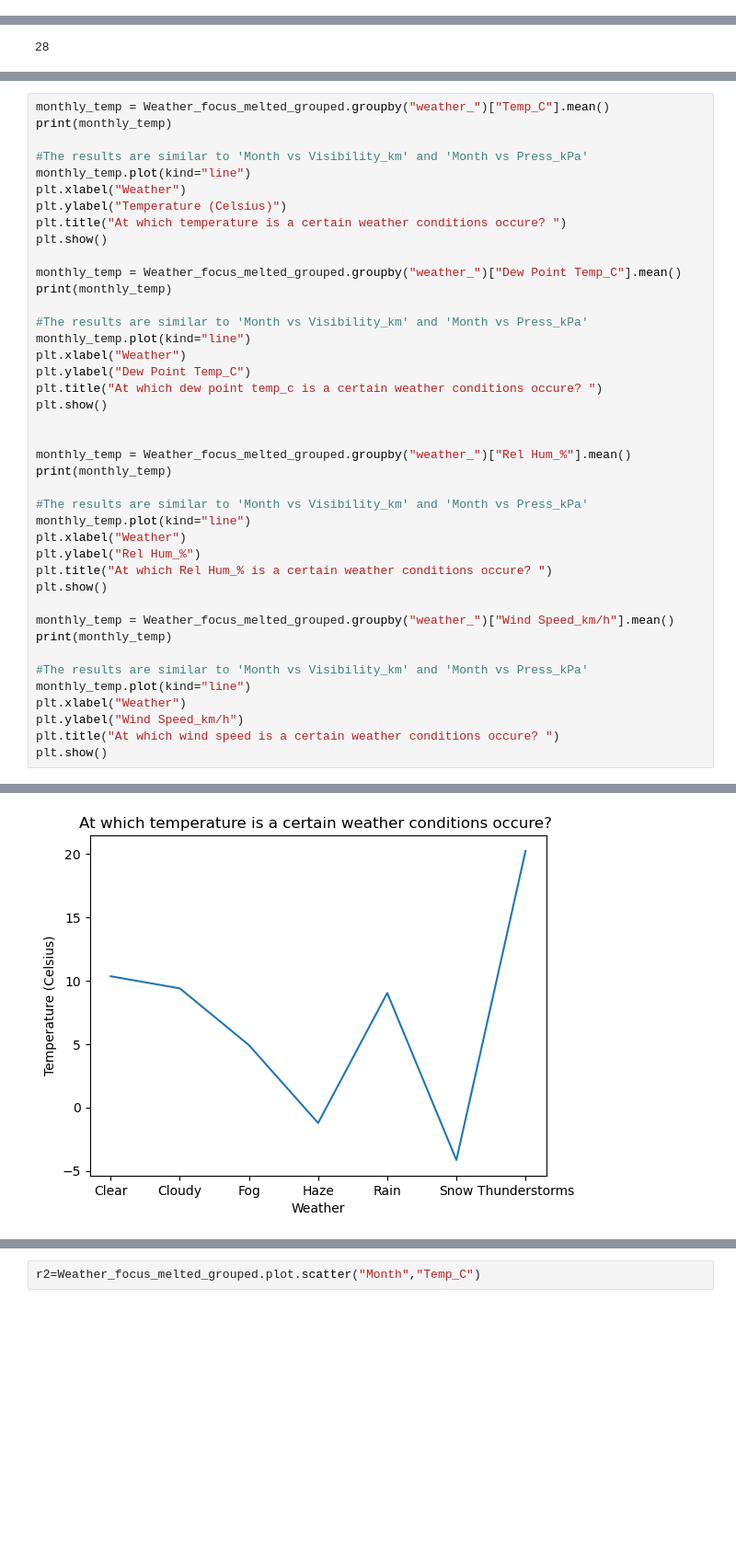
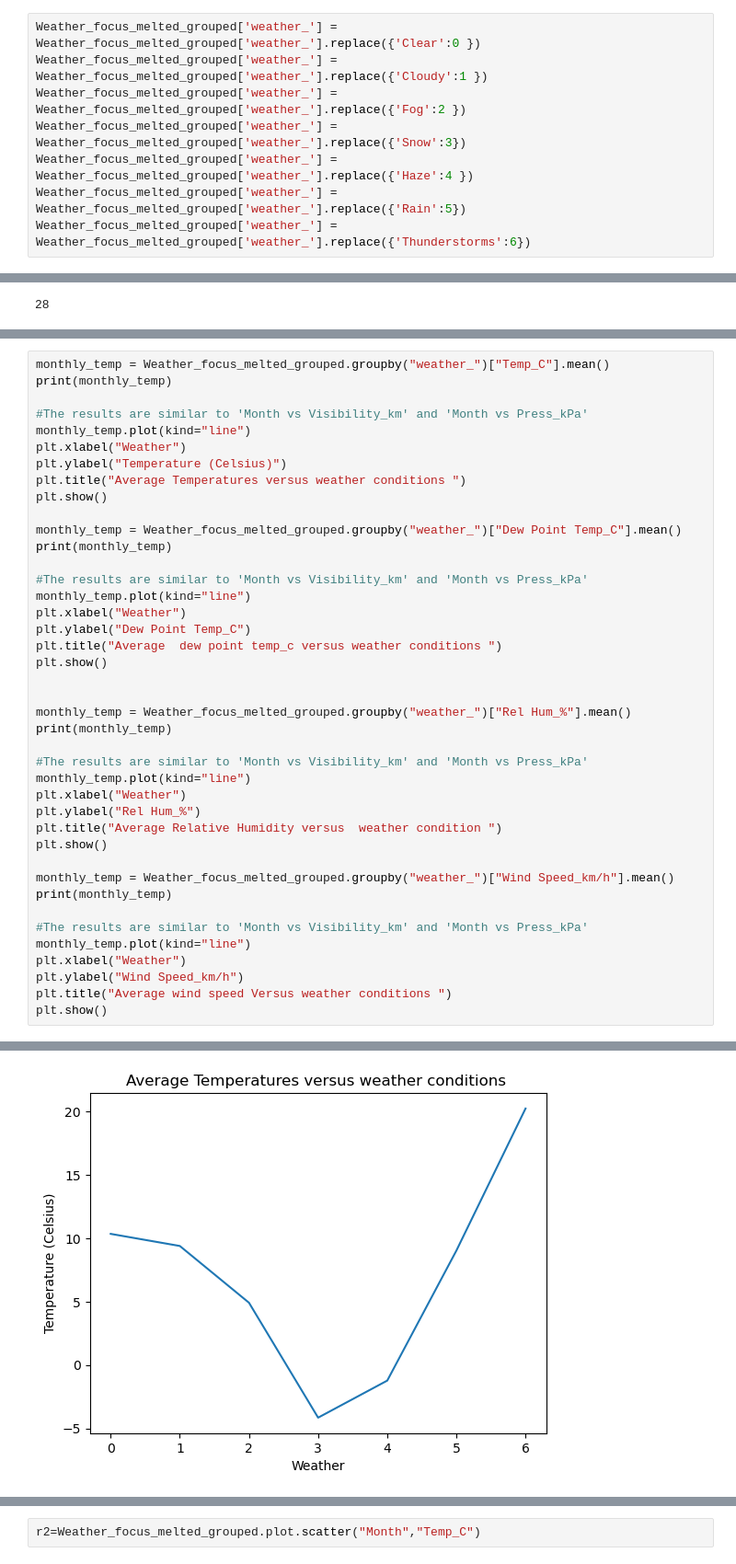
Before and after one commit to The-DigitalAcademy/Weather_focus_logistic_model-CT-, a Jupyter notebook: Complete_weather_focus_model_prediction.ipynb, the cells around one changed output, grey strips where cells are left out. Shown at 92% size. Cells and saved outputs as stored; diff of their text form; blank space fills up the shorter version.

```diff
--- a/Complete_weather_focus_model_prediction.ipynb
+++ b/Complete_weather_focus_model_prediction.ipynb
@@ -67,3 +69,11 @@ Weather_focus_melted_grouped['weather_'].unique()
 # %% [output]
 array(['Fog', 'Rain', 'Cloudy', 'Clear', 'Snow', 'Haze', 'Thunderstorms'],
       dtype=object)
+# %%
+Weather_focus_melted_grouped['weather_'] = Weather_focus_melted_grouped['weather_'].replace({'Clear':0 })
+Weather_focus_melted_grouped['weather_'] = Weather_focus_melted_grouped['weather_'].replace({'Cloudy':1 })
+Weather_focus_melted_grouped['weather_'] = Weather_focus_melted_grouped['weather_'].replace({'Fog':2 })
+Weather_focus_melted_grouped['weather_'] = Weather_focus_melted_grouped['weather_'].replace({'Snow':3})
+Weather_focus_melted_grouped['weather_'] = Weather_focus_melted_grouped['weather_'].replace({'Haze':4 })
+Weather_focus_melted_grouped['weather_'] = Weather_focus_melted_grouped['weather_'].replace({'Rain':5})
+Weather_focus_melted_grouped['weather_'] = Weather_focus_melted_grouped['weather_'].replace({'Thunderstorms':6})
@@ -165,7 +173,7 @@ print(monthly_temp)
 monthly_temp.plot(kind="line")
 plt.xlabel("Weather")
 plt.ylabel("Temperature (Celsius)")
-plt.title("At which temperature is a certain weather conditions occure? ")
+plt.title("Average Temperatures versus weather conditions ")
 plt.show()
 
 monthly_temp = Weather_focus_melted_grouped.groupby("weather_")["Dew Point Temp_C"].mean()
@@ -175,7 +183,7 @@ print(monthly_temp)
 monthly_temp.plot(kind="line")
 plt.xlabel("Weather")
 plt.ylabel("Dew Point Temp_C")
-plt.title("At which dew point temp_c is a certain weather conditions occure? ")
+plt.title("Average  dew point temp_c versus weather conditions ")
 plt.show()
 
 
@@ -186,7 +194,7 @@ print(monthly_temp)
 monthly_temp.plot(kind="line")
 plt.xlabel("Weather")
 plt.ylabel("Rel Hum_%")
-plt.title("At which Rel Hum_% is a certain weather conditions occure? ")
+plt.title("Average Relative Humidity versus  weather condition ")
 plt.show()
 
 monthly_temp = Weather_focus_melted_grouped.groupby("weather_")["Wind Speed_km/h"].mean()
@@ -196,7 +204,7 @@ print(monthly_temp)
 monthly_temp.plot(kind="line")
 plt.xlabel("Weather")
 plt.ylabel("Wind Speed_km/h")
-plt.title("At which wind speed is a certain weather conditions occure? ")
+plt.title("Average wind speed Versus weather conditions ")
 plt.show()
 # %% [output]
 weather_
@@ -210,3 +218,3 @@ Thunderstorms    20.225926
 Name: Temp_C, dtype: float64
-[figure, old version]
+[figure, new version]
 weather_
```
Also changed, not shown: parts of 35 cells of this notebook.
